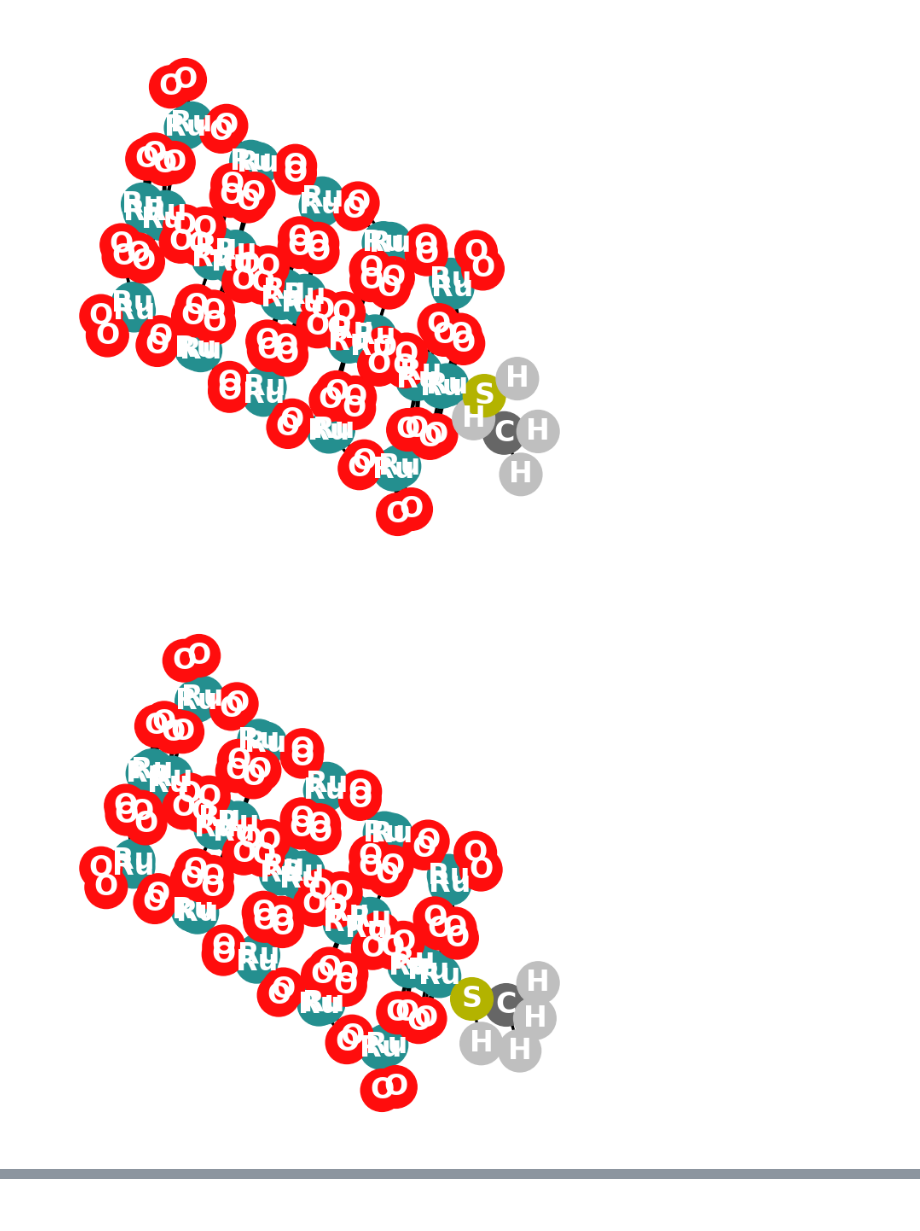
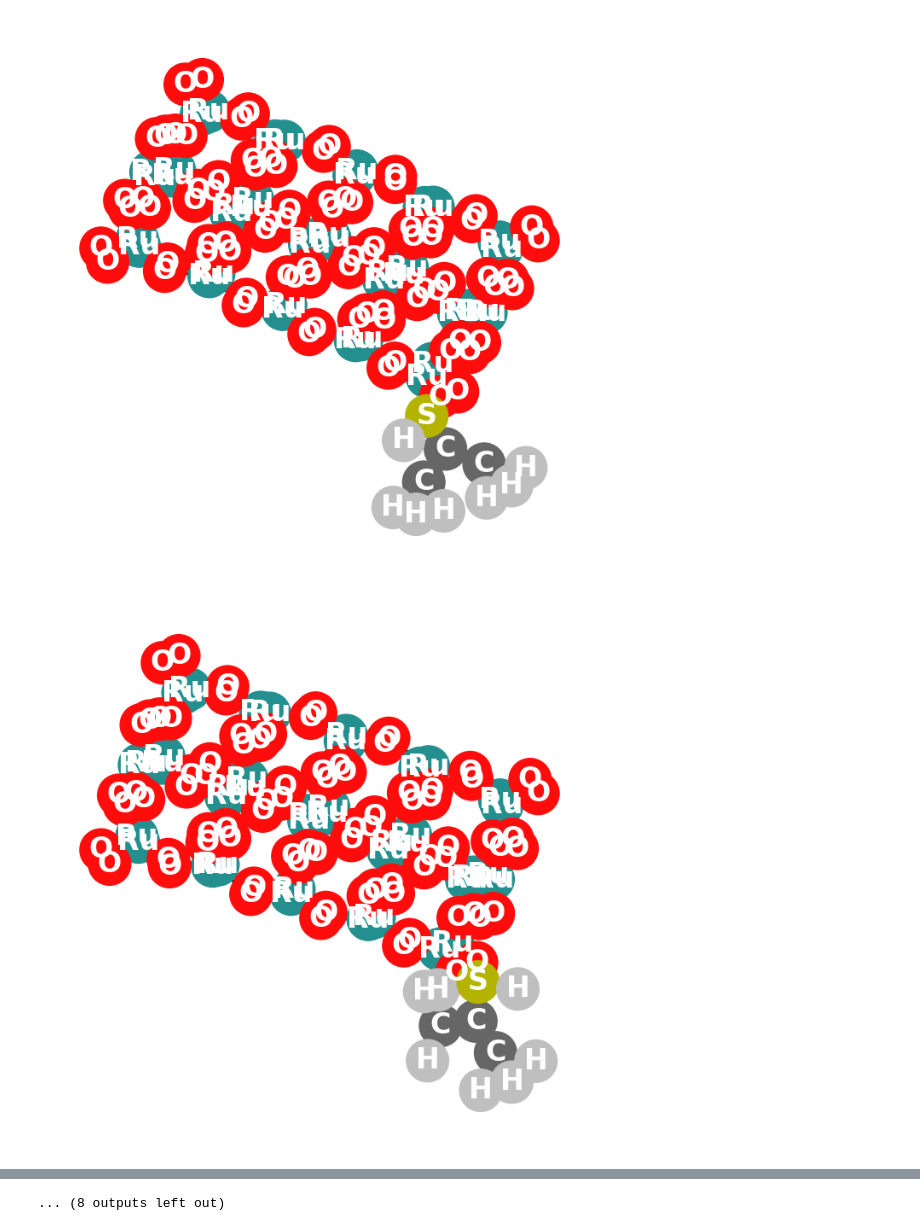
Before and after one commit to LopezGroup-ICIQ/oxides_ML, a Jupyter notebook: notebooks/test.ipynb, the cells around one changed output, grey strips where cells are left out. Drawn from its saved outputs; the diff is of its cells as text; code cells hidden in the pictures.

```diff
--- a/notebooks/test.ipynb
+++ b/notebooks/test.ipynb
@@ -25,7 +26,8 @@ from oxides_ml.graph import atoms_to_pyg
 from oxides_ml.graph_tools import graph_plotter
 # %%
 def pyg_dataset_id(vasp_directory: str,
-                   graph_params: dict) -> str:
+                   graph_params: dict,
+                   initial_state: bool) -> str:
     """
     Return dataset identifier based on the graph conversion settings.
 
@@ -55,11 +57,12 @@ def pyg_dataset_id(vasp_directory: str,
     gcn = str(features_params["gcn"])
     mag = str(features_params["magnetization"])
     target = graph_params["target"]
+    state_tag = "initial" if initial_state == True else "relaxed"
 
     # Generate dataset ID
-    dataset_id = "{}_{}_{}_{}_{}_{}_{}_{}_{}_{}".format(
+    dataset_id = "{}_{}_{}_{}_{}_{}_{}_{}_{}_{}_{}".format(
         id, target, tolerance, scaling_factor, second_order_nn,
-        adsorbate, radical, valence, gcn, mag
+        adsorbate, radical, valence, gcn, mag, state_tag
     )
 
     return dataset_id
@@ -403,10 +407,10 @@ graph_params = {"structure": {"tolerance": 0.25, "scaling_factor": 1.25, "second
                 "features": {"adsorbate": False, "radical": False, "valence": False, "gcn": False, "magnetization": False},
                 "target": "scaled_energy"}
 
-vasp_directory = "/home/tvanhout/test_database/database"
+vasp_directory = "/BACKUP/database"
 graph_dataset_dir = "/home/tvanhout/test_database/graph_dataset"
 
 
-dataset_id = pyg_dataset_id(vasp_directory, graph_params)
+dataset_id = pyg_dataset_id(vasp_directory, graph_params, True)
 print(dataset_id)
 # %% [output]
@@ -414,5 +418,5 @@ database_scaled_energy_025_125_True_False_False_False_False_False
 # %%
-dataset = OxidesGraphDataset(vasp_directory, graph_dataset_dir, graph_params)
+dataset = OxidesGraphDataset(vasp_directory, graph_dataset_dir, graph_params,initial_state=True)
 print(dataset)
 # %% [output]
 Processing...
@@ -468,4 +562,5 @@ tensor([ 0.0000,  0.0000,  0.0000, -1.7000, -2.2900, -1.4900, -3.1400, -2.4700,
 # %%
 for graph in dataset:
-    graph_plotter(graph, node_index=False)
+    if graph.adsorbate_name == "Propane-2-thiol":
+        graph_plotter(graph, node_index=False)
 # %% [output]
@@ -475,2 +570,2 @@ for graph in dataset:
-[figure, old version]
+[figure, new version]
-[figure, old version]
+[figure, new version]
@@ -480,0 +579 @@ for graph in dataset:
+... (8 outputs left out)
```
Also changed, not shown: parts of 12 cells of this notebook, 18 other files.
